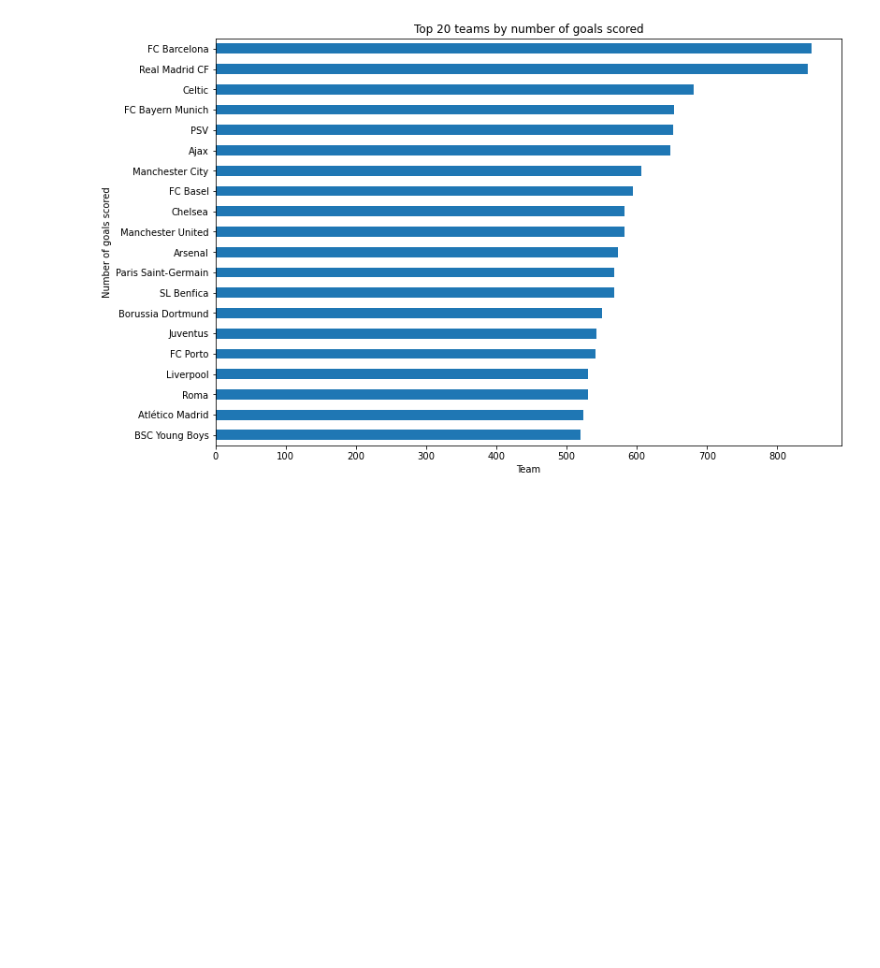
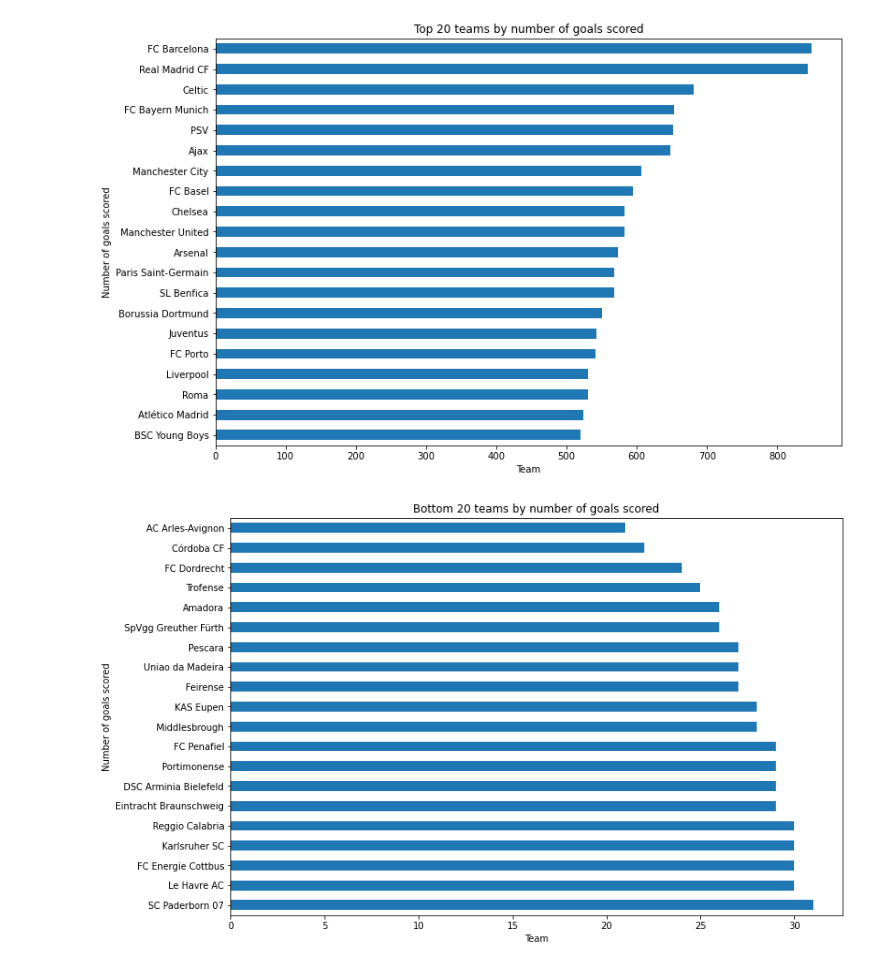
Before and after one commit to tunji-dev/Udacity_Data_Analyst_Nanodegree, a Jupyter notebook: project_2_investigate_soccer_dataset/soccer_dataset.ipynb, the cells around one changed output. Saved outputs shown, nothing was run; the diff lists cells and outputs as text; code cells hidden in the pictures; blank space fills up the shorter version.

```diff
--- a/project_2_investigate_soccer_dataset/soccer_dataset.ipynb
+++ b/project_2_investigate_soccer_dataset/soccer_dataset.ipynb
@@ -547,3 +555,10 @@ plt.xlabel('Team')
 plt.ylabel('Number of goals scored');
 # %% [output]
 [figure]
+# %%
+total_team_goal.sort_values(ascending=False).tail(20).plot(kind='barh', figsize=(12,8))
+plt.title('Bottom 20 teams by number of goals scored')
+plt.xlabel('Team')
+plt.ylabel('Number of goals scored');
+# %% [output]
+[figure, added]
```
Also changed, not shown: parts of 5 cells of this notebook.
